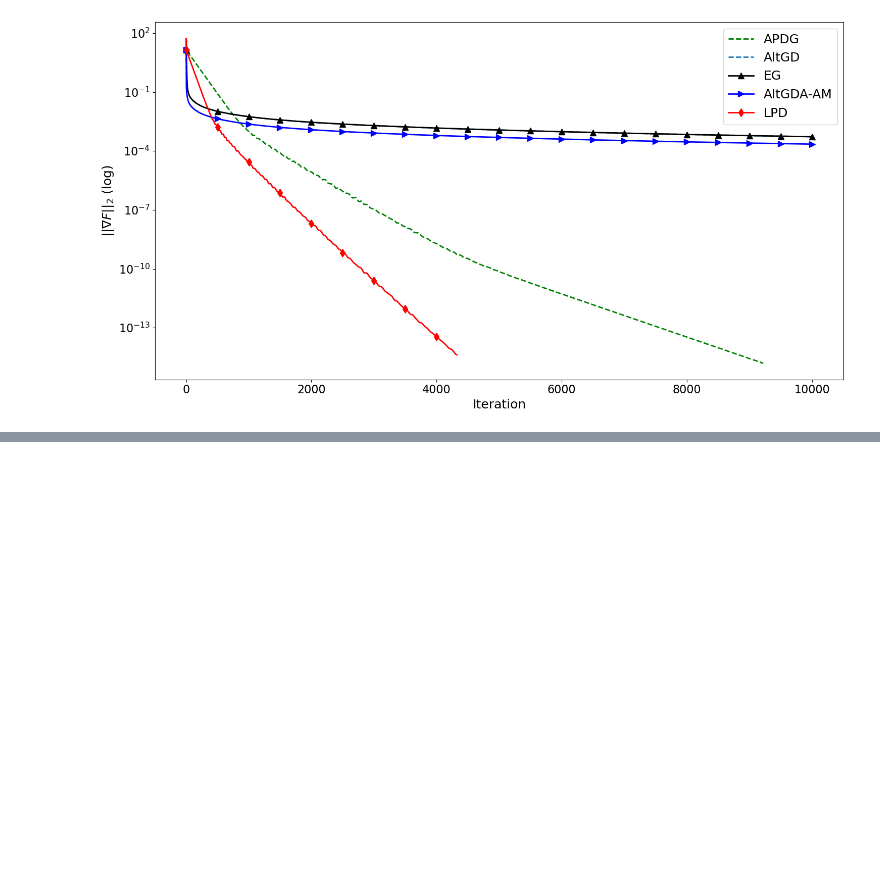
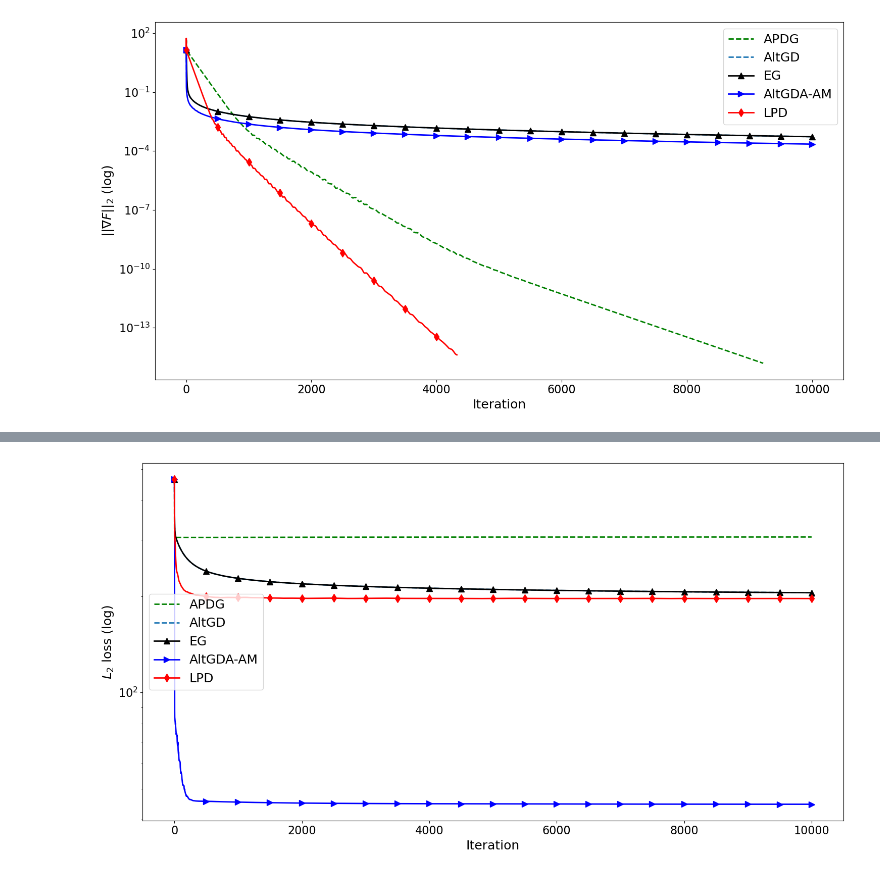
Before and after one commit to mrph2898/MASS, a Jupyter notebook: experiments/RL_comparison.ipynb, the cells around one changed output, grey strips where cells are left out. Drawn from its saved outputs; the diff is of its cells as text; code cells hidden in the pictures; blank space fills up the shorter version.

```diff
--- a/experiments/RL_comparison.ipynb
+++ b/experiments/RL_comparison.ipynb
@@ -512,0 +518,22 @@ plt.savefig(os.path.join("..", "figures", f"MountainCar_grad_iter{iteration}_rho
+# %%
+d = 300
+
+rho = 1.0
+B = rho*np.eye(C.shape[0])
+
+D = 1000.0
+
+def proj(x):
+    if LA.norm(x) < D:
+        return x
+    else:
+        return x/LA.norm(x)
+
+proj_x = proj
+proj_y = proj
+
+x_0 = np.random.randn(d)
+y_0 = np.random.randn(d)
+
+problem_sc_c = RL_problem(B=-A, C=C, b=b, rho=rho,
+                          proj_x=proj_x, proj_y=proj_y)
@@ -512,0 +563,23 @@ plt.savefig(os.path.join("..", "figures", f"MountainCar_grad_iter{iteration}_rho
+# %%
+iteration = 10000
+
+methods_dict_4 = ut.main(problem_sc_c, iteration, x0.copy(), y0.copy(), params)
+# %%
+%matplotlib inline
+plot_interval = 1
+markevery=500
+for method in methods_dict_4:
+    if method not in ["OMD", "SimGD"]:
+        plt.semilogy(np.arange(0, len(methods_dict_4[method]["loss_hist"])+plot_interval-1, plot_interval),
+                     methods_dict_4[method]["loss_hist"][::plot_interval],
+                     methods_dict_4[method]["marker"],
+                     markevery=markevery,
+                     label=method
+                    )
+# plt.xscale('log')
+plt.xlabel("Iteration")
+plt.ylabel(r"$L_2$ loss (log)")
+plt.legend()
+plt.tight_layout()
+# %% [output]
+[figure, added]
```
Also changed, not shown: parts of 8 cells of this notebook, 6 other files.
